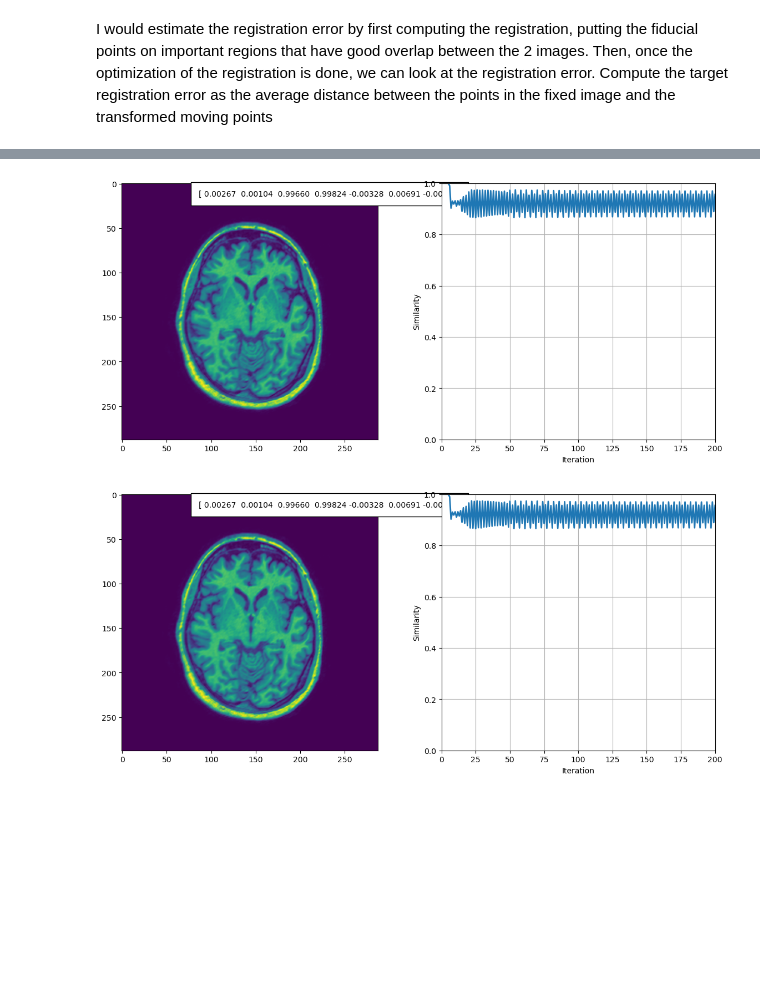
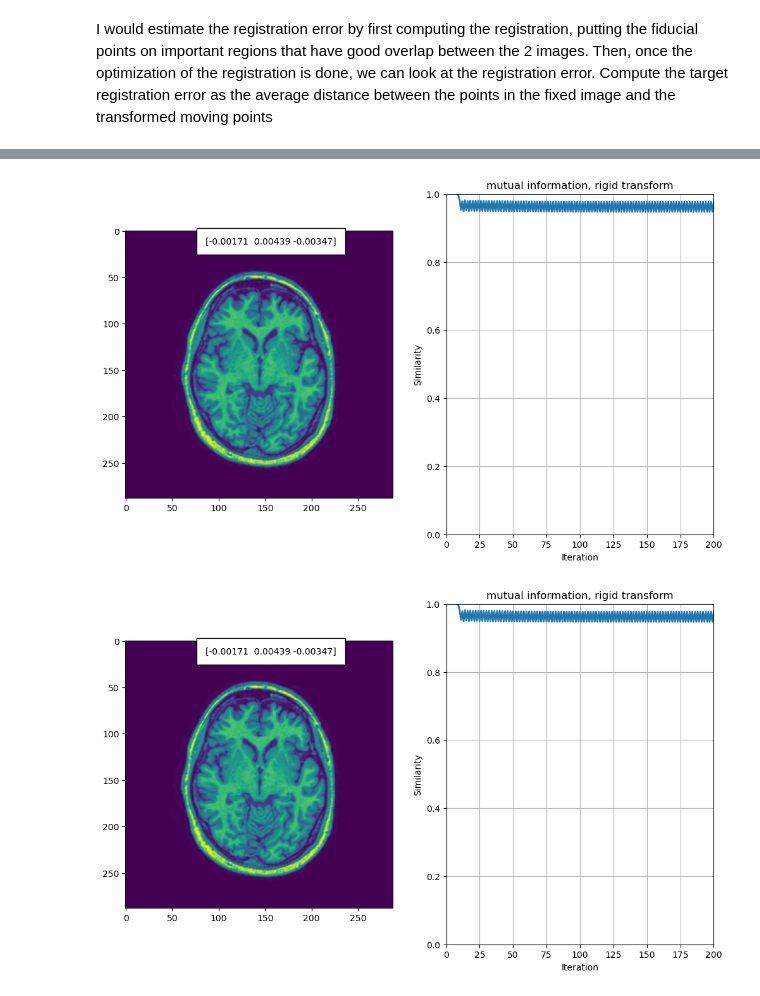
Before and after one commit to Jetteb/Medical_image_analysis_projects, a Jupyter notebook: 1.6_Registration_project.ipynb, the cells around one changed output, grey strips where cells are left out. Saved outputs shown, nothing was run; the diff lists cells and outputs as text; code cells hidden in the pictures; blank space fills up the shorter version.

```diff
--- a/1.6_Registration_project.ipynb
+++ b/1.6_Registration_project.ipynb
@@ -268,10 +148,10 @@ intensity_based_registration_rigid_nCC(I, Im)
 # %%
 I = plt.imread('../data/image_data/1_1_t1.tif')
 Im = plt.imread('../data/image_data/1_1_t1_d.tif')
-intensity_based_registration_affine_nCC(I, Im)
+im_output_rigid_MI_1 = intensity_based_registration(I, Im, adaptive_learning = False, ncc = False, rigid = True)
 # %% [output]
-[figure, old version]
+[figure, new version]
-[figure, old version]
+[figure, new version]
 # %%
 I = plt.imread('../data/image_data/1_1_t1.tif')
 Im = plt.imread('../data/image_data/1_1_t2.tif')
```
Also changed, not shown: parts of 26 cells of this notebook, 2 other files.
